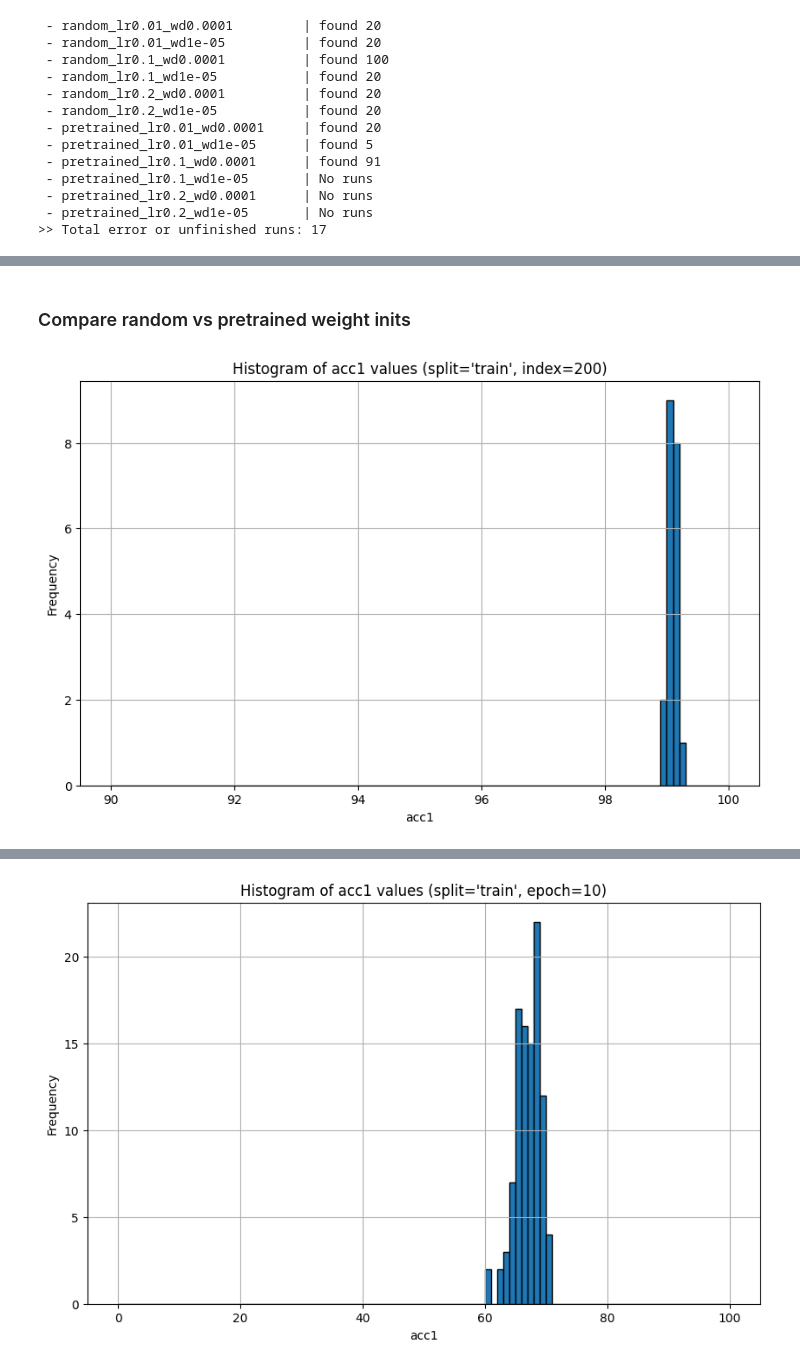
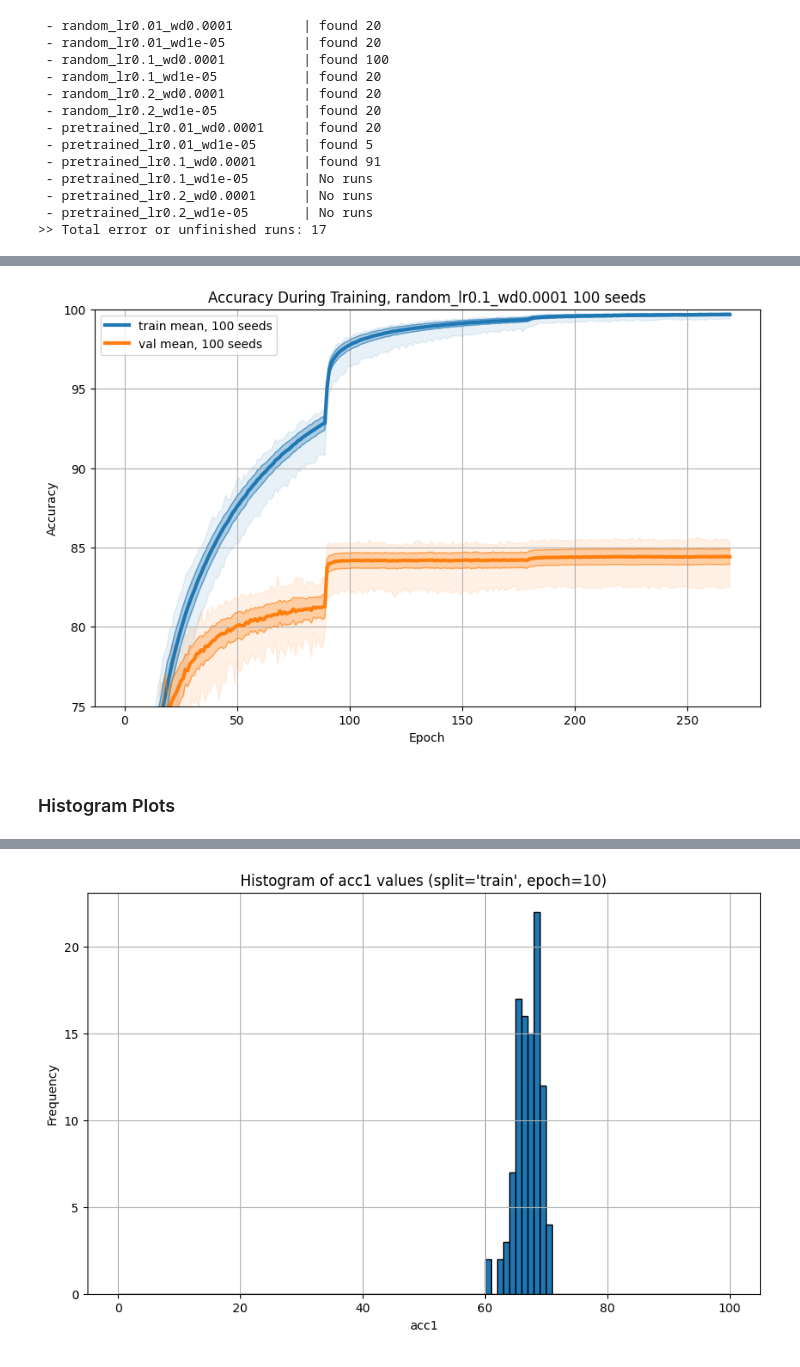
Before and after one commit to drothermel/dr_gen, a Jupyter notebook: notebooks/calc_metrics.ipynb, the cells around one changed output, grey strips where cells are left out. Saved outputs shown, nothing was run; the diff lists cells and outputs as text; code cells hidden in the pictures.

```diff
--- a/notebooks/calc_metrics.ipynb
+++ b/notebooks/calc_metrics.ipynb
@@ -513,6 +567,16 @@ plot_parsed(get_plt_cfg(), ex_run_cfg, ex_run_mds)
+# %%
+# Grouped, All Seeds
+plot_parsed_metrics(
+    get_plt_cfg(ylim=(75,100)),
+    run_group_metrics,
+    lr=0.1,
+    wd=1e-4,
+    init="random",
+    seeds=None,
+    splits=['train', 'val'],
+    group_seeds=True,
+)
+# %% [output]
+[figure, added]
 # %% [markdown]
-### Compare random vs pretrained weight inits
+### Histogram Plots
-# %%
-plot_acc1_histogram(lower_lr_random_runs, 200, "train", (90.0, 100.0), 100)
-# %% [output]
-[figure, removed]
```
Also changed, not shown: parts of 41 cells of this notebook.
